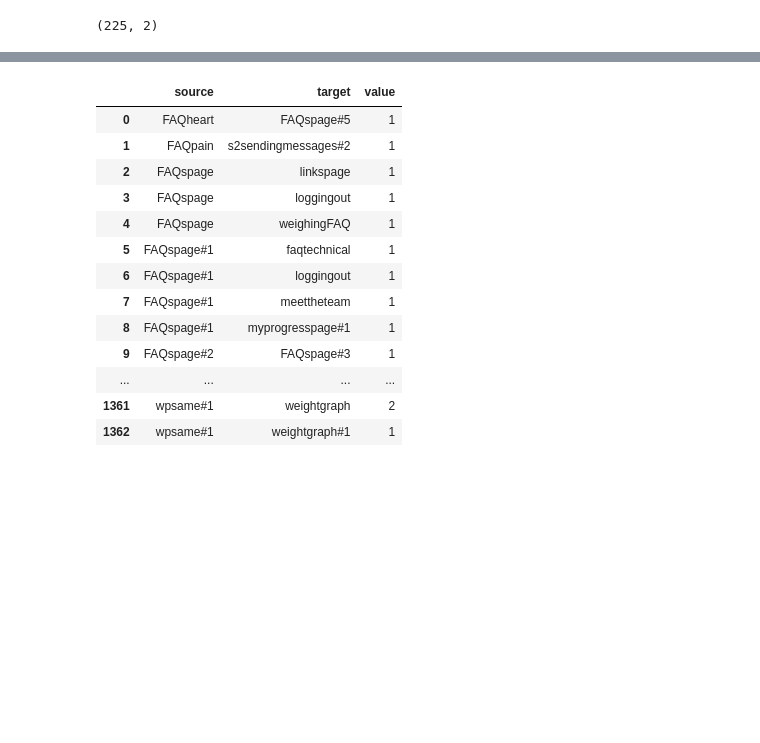
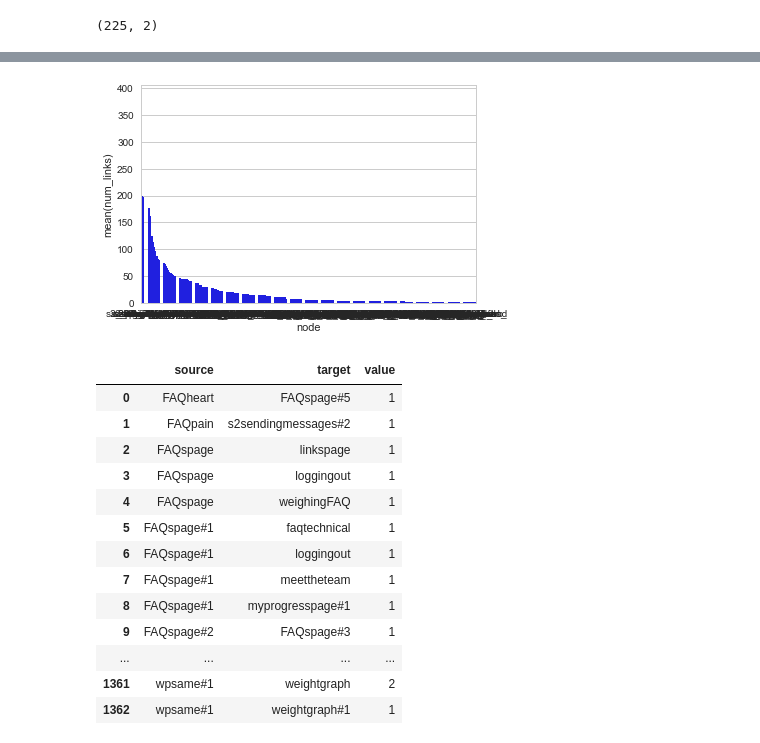
Before and after one commit to andreaseliasson/power-data-cleaning, a Jupyter notebook: data_processing.ipynb, the cells around one changed output, grey strips where cells are left out. Cells and saved outputs as stored; diff of their text form; code cells hidden in the pictures; blank space fills up the shorter version.

Commit message:
feat: add plot for showing the nodes and their link distributions

```diff
--- a/data_processing.ipynb
+++ b/data_processing.ipynb
@@ -220,3 +196,31 @@ aggr_df_transformed
+# %%
+####################### Build histogram of pages for their number of connections ###########################
+distr_df = df_transformed.copy()
+# only keep the source and target columns
+distr_df = distr_df[['source', 'target']]
+
+clean = True
+
+# cleaning
+if clean:
+    distr_df['source'] = distr_df['source'].str.replace(r'\d+$|#', '')
+    distr_df['source'] = distr_df['source'].str.replace(r'\d+$', '')
+    distr_df['target'] = distr_df['target'].str.replace(r'\d+$|#', '')
+    distr_df['target'] = distr_df['target'].str.replace(r'\d+$|#', '')
+
+# Filter for cyclic links
+distr_df = distr_df[distr_df['source'] != distr_df['target']]
+
+# Count the frequency of each page across both the source and target columns
+count = pd.Series(distr_df.squeeze().values.ravel()).value_counts()
+distr_df_hist = pd.DataFrame({'node': count.index, 'num_links': count.values})
+# %%
+##################### Show a bar chart of nodes and the link distribution ###################
+sns.set_style("whitegrid")
+ax = sns.barplot(x="node", y="num_links", data=distr_df_hist, color="blue")
+sns.plt.show()
+# %% [output]
+[figure, added]
 # %%
 # dump transformed dataset to csv file
 df_transformed.to_csv('./data/power-page-flow-transformed-data.csv', na_rep = 'None', index = False)
```
Also changed, not shown: parts of 6 cells of this notebook.
